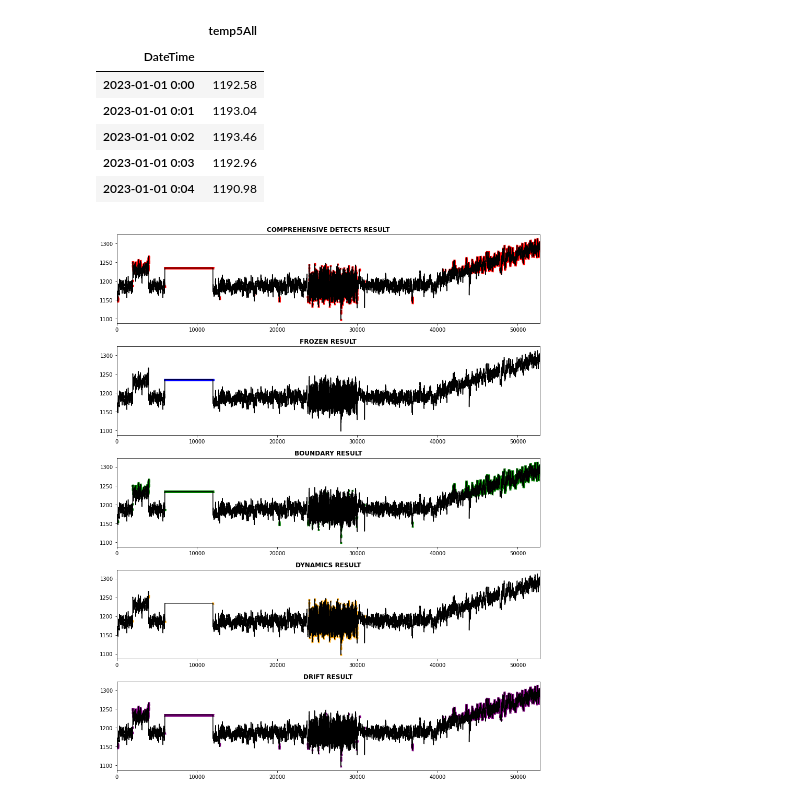
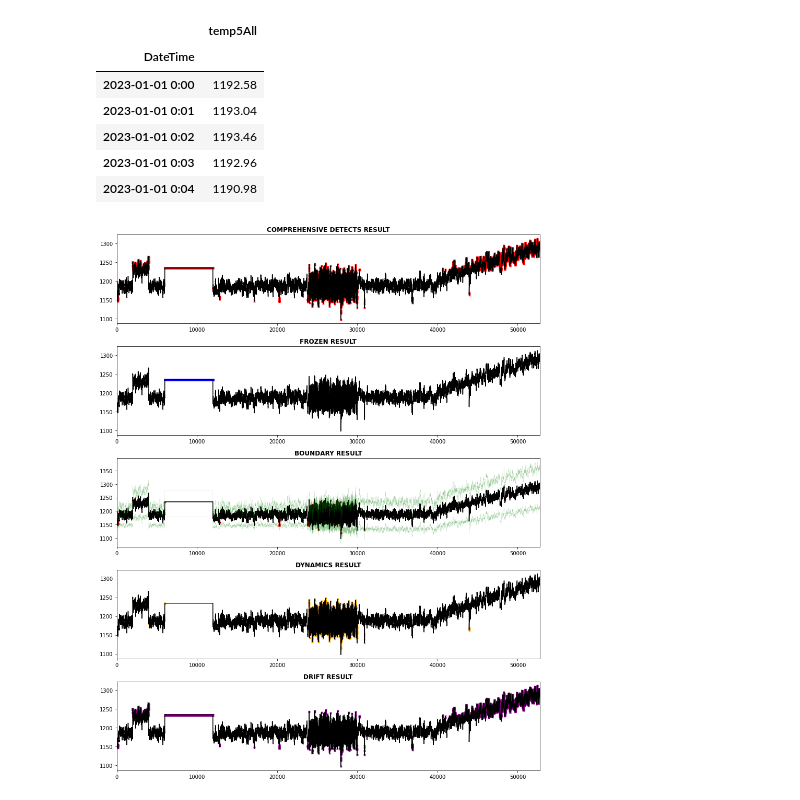
Before and after one commit to Kyuhan1230/univariate-fault-detection, a Jupyter notebook: example/example-all.ipynb, the cells around one changed output. Cells and saved outputs as stored; diff of their text form; code cells hidden in the pictures.

Commit message:
Fix: Examples.ipynb
예제코드에서 Test Data 인덱스 입력 수정Boundary 결과 인덱스 오류 의심 #7

```diff
--- a/example/example-all.ipynb
+++ b/example/example-all.ipynb
@@ -28,7 +28,7 @@ from classify_fault.fault_detection import *
 # %%
 data_path = '../data/TemperatureTrain.csv'
 data_path2 = '../data/Temperature.csv'
-config_save_path = '../config/example_config.json'
+config_save_path = '../config/example_configAll.json'
 # %%
 # 훈련 데이터와 테스트 데이터를 불러옵니다.
 train_data = pd.read_csv(data_path, index_col=[0])
@@ -99,16 +99,17 @@ def get_matching_keys(res):
 detecteds = []  # 경계 초과 결과에 대한 리스트
 keys = ['frozen', 'boundary', 'dynamics', 'drift']
 frz_res, bounds_res, dyn_res, drft_res = [], [], [], []
+high_boundary, low_boundary = [], []
 
 # 트래킹 사이즈부터 테스트 데이터의 끝까지 반복
 for i in tqdm(range(tracking_size, len(test_data))):
-    config = load_config(json_file_path='../config/example_config.json')
+    config = load_config(json_file_path=config_save_path)
     frozen_threshold = config[tag_list[0]]['frozen_threshold']
     boundary_limits = config[tag_list[0]]['boundary_limits']
     dynamic_threshold = config[tag_list[0]]['dynamic_threshold']
     drift_params = config[tag_list[0]]['drift_params']
 
-    test_ = test_data[test_tag_list].values[i - tracking_size: i, :].ravel()  # make 1d array
+    test_ = test_data[test_tag_list].values[i - tracking_size +1 : i + 1, :].ravel()  # make 1d array
 
     origin_value = test_data[test_tag_list].values[i][0]
     res = detect_fault(data=test_,
@@ -127,11 +128,14 @@ for i in tqdm(range(tracking_size, len(test_data))):
     drft_res.append(True if result and 'drift' in result else None)
 
     detecteds.append(True if result else None)
+
+    high_boundary.append(boundary_limits['high'])
+    low_boundary.append(boundary_limits['low'])
 # %%
 import matplotlib.pyplot as plt
 
 # 테스트 데이터 리스트
-test_data_list = list(test_data[test_tag_list].values.flatten())
+test_data_list = list(test_data[test_tag_list].values[tracking_size:].flatten())
 
 # 검출 결과를 담은 리스트
 detecteds = [t if d else None for t, d in zip(test_data_list, detecteds)]
@@ -147,34 +151,39 @@ chks = [detecteds, frz_chks, bounds_chks, dyn_chks, drft_chks]
 keys = ['Comprehensive Detects', 'frozen', 'boundary', 'dynamics', 'drift']
 
 # 각 검출 결과의 색상
-colors = ['red', 'blue', 'green', 'orange', 'purple']
+colors = ['red', 'blue', 'red', 'orange', 'purple']
 
 # 그래프 생성
 fig, axs = plt.subplots(len(chks), 1, figsize=(12, 3 * len(chks)))
 for i, ax in enumerate(axs):
     # 현재 그래프에서 표시할 검출 결과 리스트
     chk = chks[i]
 
     # 검출 결과 이름
     key = keys[i].upper()
 
     # 검출 결과에 대한 색상
     color = colors[i]
 
     # 검출 결과 리스트를 검은색 실선으로 그리기
     ax.plot(test_data_list[:len(chk)], c='k')
 
     # 검출 결과 리스트를 산점도로 그리기
     ax.scatter(x=range(len(chk)), y=chk, s=10.5, c=color, marker='x')
 
     # x축 범위 설정
     ax.set_xlim(0, len(chk)-1)
 
     # 그래프 제목 설정 (검출 결과 이름, bold체로)
     ax.set_title(f"{key} RESULT", fontweight='bold')
 
+    # Boundary 출력
+    if i == 2:
+        ax.plot(high_boundary, c='g', alpha=0.42 , linewidth=0.2)
+        ax.plot(low_boundary, c='g', alpha=0.42, linewidth=0.2)
+
 # 그래프 간격 설정 및 출력
 plt.tight_layout()
 plt.show();
 # %% [output]
-[figure, old version]
+[figure, new version]
```
Also changed, not shown: parts of 1 cell of this notebook, 5 other files.
